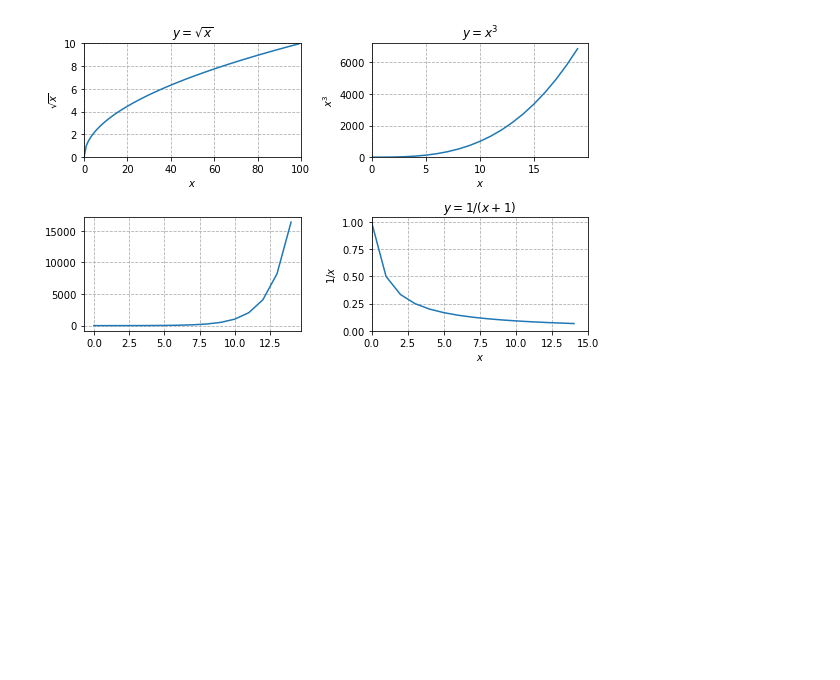
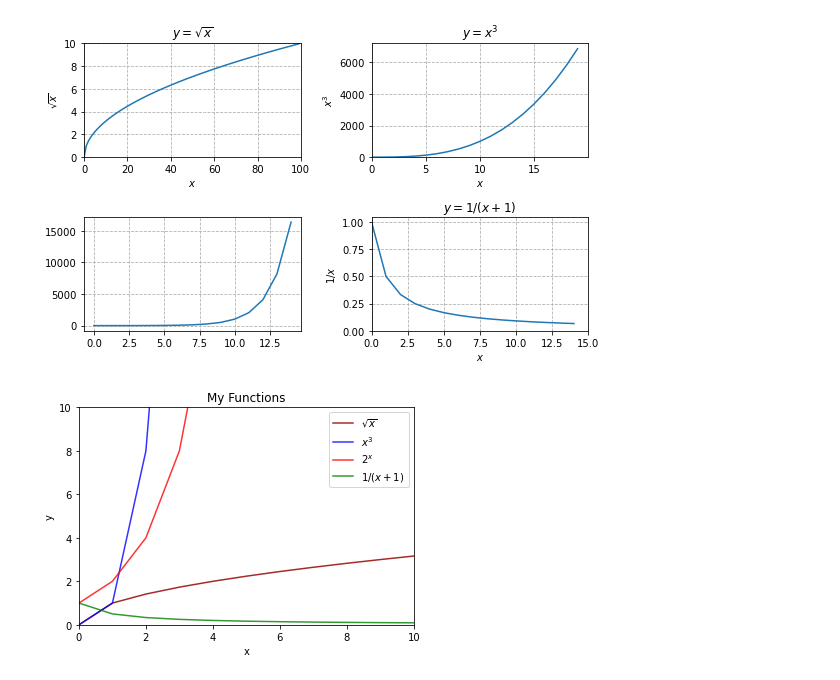
Before and after one commit to raycerna/numpy-pandas-visualization-exercises, a Jupyter notebook: matplotlib_exercises.ipynb, the cells around one changed output. Drawn from its saved outputs; the diff is of its cells as text; code cells hidden in the pictures; blank space fills up the shorter version.

```diff
--- a/matplotlib_exercises.ipynb
+++ b/matplotlib_exercises.ipynb
@@ -158,3 +158,29 @@ plt.ylim(0);
 plt.tight_layout()
 # %% [output]
 [figure]
+# %%
+x = list(range(0, 25))
+
+# generate y for each fucntion
+y1 = [math.sqrt(n) for n in x]
+y2 = [n**3 for n in x]
+y3 = [2**n for n in x]
+y4 = [1/(n+1) for n in x]
+
+plt.plot(x, y1, color ='brown', label='$\sqrt{x}$', alpha=1.0)
+plt.plot(x, y2, color ='blue', label='$x^{3}$', alpha=.8)
+plt.plot(x, y3, color = 'red', label='$2^{x}$', alpha=.8)
+plt.plot(x, y4, color = 'green', label='$1/(x+1)$', alpha=.8)
+
+
+plt.ylim(0, 10)
+plt.xlim(0, 10)
+
+plt.ylabel('y')
+plt.xlabel('x')
+plt.title('My Functions')
+plt.legend()
+
+plt.show()
+# %% [output]
+[figure, added]
```
Also changed, not shown: parts of 1 cell of this notebook.
